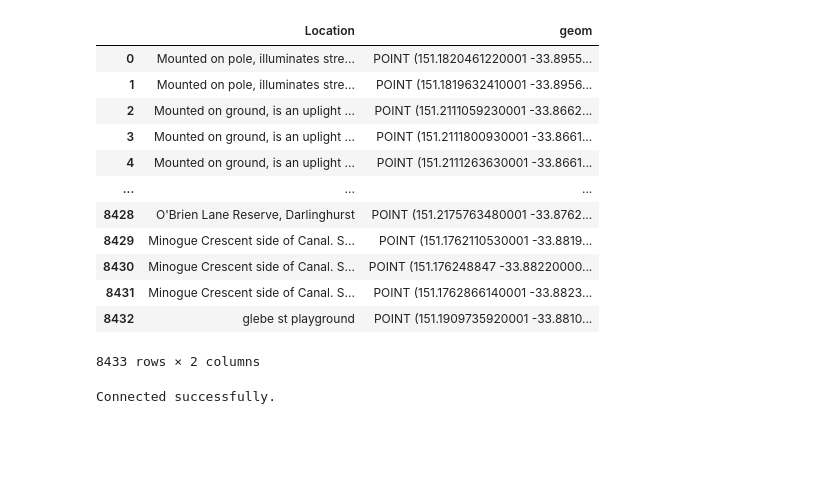
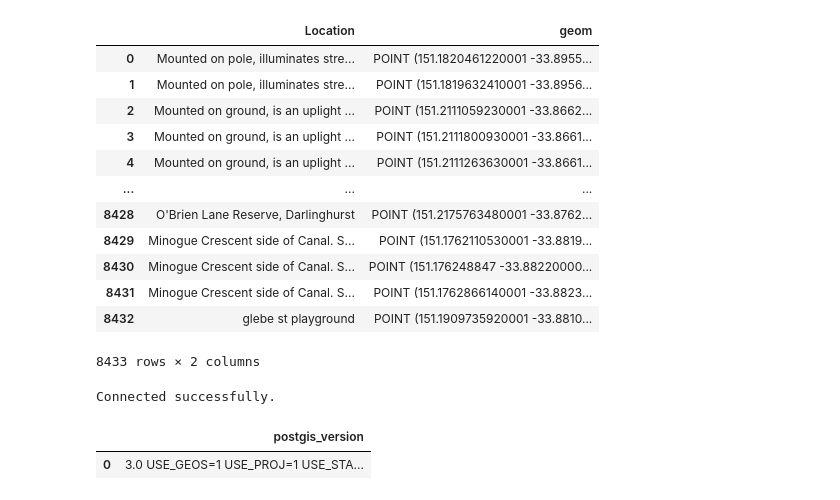
Before and after one commit to PratulSR/Sydney-Liveability-Analysis, a Jupyter notebook: Demo Notebook.ipynb, the cells around one changed output. Drawn from its saved outputs; the diff is of its cells as text; code cells hidden in the pictures; blank space fills up the shorter version.

```diff
--- a/Demo Notebook.ipynb
+++ b/Demo Notebook.ipynb
@@ -143,18 +143,18 @@ BusinessStats
 | 2300 | 999999499 | Currently Unknown (Aus.) | 1215 | 7 | 80 | 60 | ... |
 2301 rows × 9 columns
 # %%
-data = json.load(open('Playgrounds.geojson'))
+Playgrounds_json = json.load(open('Playgrounds.geojson'))
 
-df = pd.DataFrame(data["features"])
-data_pd=[]
-for index, row in df.iterrows():
+Playgrounds_DataFrame = pd.DataFrame(Playgrounds_json["features"])
+Playgrounds_pandas_data=[]
+for index, row in Playgrounds_DataFrame.iterrows():
     append_row = [row["geometry"]["coordinates"][0],row["geometry"]["coordinates"][1],row["properties"]["Name"]]
-    data_pd.append(append_row)
+    Playgrounds_pandas_data.append(append_row)
 
-df2 = pd.DataFrame(data_pd, columns = ['X', 'Y','Name'])
-df2['geom'] = gpd.points_from_xy(df2.X, df2.Y)  # creating the geometry column
-df2 = df2.drop(columns=['X', 'Y'])  # removing the old latitude/longitude fields
-df2
+Playgrounds = pd.DataFrame(Playgrounds_pandas_data, columns = ['X', 'Y','Name'])
+Playgrounds['geom'] = gpd.points_from_xy(Playgrounds.X, Playgrounds.Y)  # creating the geometry column
+Playgrounds = Playgrounds.drop(columns=['X', 'Y'])  # removing the old latitude/longitude fields
+Playgrounds
 # %% [output]
 |  | Name | geom |
 | 0 | McKell Playground B | POINT (151.19672847458 -33.899676... |
@@ -170,17 +170,17 @@ df2
 | 150 | Bourke Street Park Fitness Station | POINT (151.218457858827 -33.87192... |
 151 rows × 2 columns
 # %%
-data = json.load(open('Lights.geojson'))
-df = pd.DataFrame(data["features"])
-data_pd=[]
-for index, row in df.iterrows():
+Lights_json = json.load(open('Lights.geojson'))
+Lights_DataFrame = pd.DataFrame(Lights_json["features"])
+Lights_pandas_data=[]
+for index, row in Lights_DataFrame.iterrows():
     append_row = [row["geometry"]["coordinates"][0],row["geometry"]["coordinates"][1],row["properties"]["Location"]]
-    data_pd.append(append_row)
+    Lights_pandas_data.append(append_row)
 
-df2 = pd.DataFrame(data_pd, columns = ['X', 'Y','Location'])
-df2['geom'] = gpd.points_from_xy(df2.X, df2.Y)  # creating the geometry column
-df2 = df2.drop(columns=['X', 'Y'])  # removing the old latitude/longitude fields
-df2
+Lights = pd.DataFrame(Lights_pandas_data, columns = ['X', 'Y','Location'])
+Lights['geom'] = gpd.points_from_xy(Lights.X, Lights.Y)  # creating the geometry column
+Lights = Lights.drop(columns=['X', 'Y'])  # removing the old latitude/longitude fields
+Lights
 # %% [output]
 |  | Location | geom |
 | 0 | Mounted on pole, illuminates stre... | POINT (151.1820461220001 -33.8955... |
@@ -235,3 +235,8 @@ def query(conn, sqlcmd, args=None, df=True):
 db, conn = pgconnect(credentials)
 # %% [output]
 Connected successfully.
+# %%
+query(conn, "select PostGIS_Version()")
+# %% [output]
+|  | postgis_version |
+| 0 | 3.0 USE_GEOS=1 USE_PROJ=1 USE_STA... |
```
Also changed, not shown: parts of 2 cells of this notebook.
